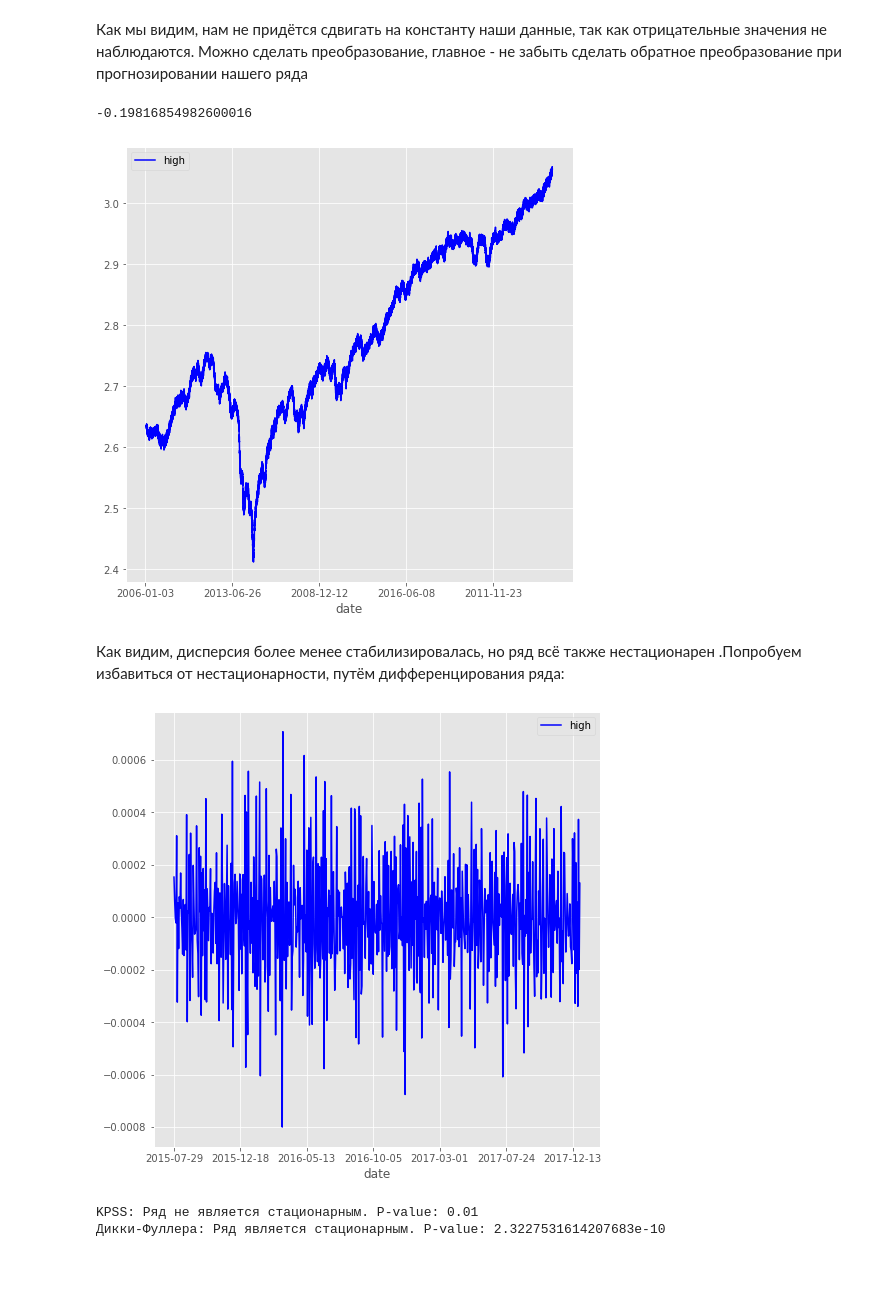
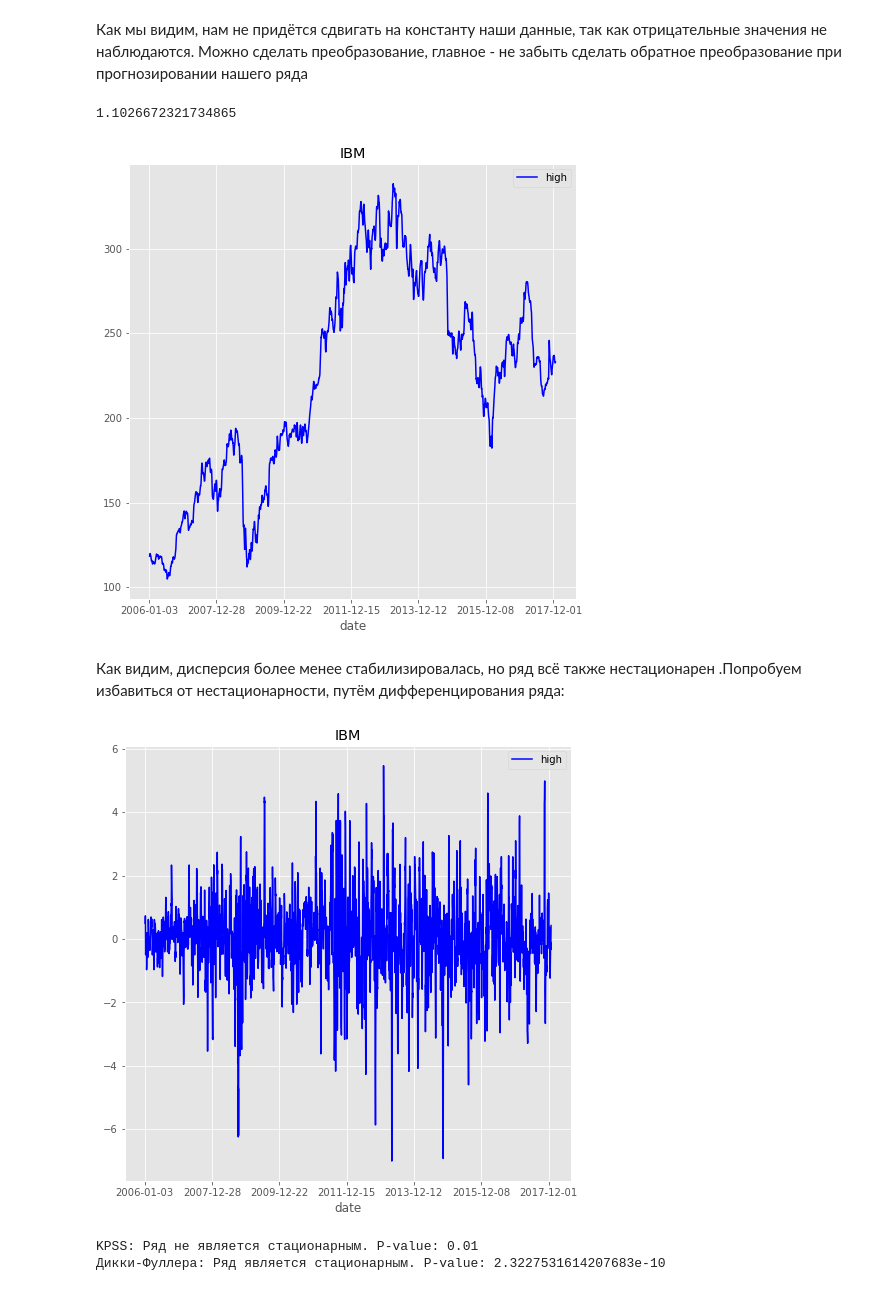
Before and after one commit to LuxAeterna311/DS-researches, a Jupyter notebook: Stocks analysis.ipynb, the cells around one changed output. Drawn from its saved outputs; the diff is of its cells as text; code cells hidden in the pictures.

```diff
--- a/Stocks analysis.ipynb
+++ b/Stocks analysis.ipynb
@@ -374,0 +371,4 @@ price_df["high"].rolling(300).mean().plot(color = "blue");
+# %%
+IBM_high = df["high"][df["name"] == "IBM"].copy()
+IBM_high.index = df["date"][df["name"] == "IBM"]
+IBM_high.rolling(10).mean().plot(color = "blue");
@@ -420,11 +423,11 @@ Name: high, dtype: float64
 Как мы видим, нам не придётся сдвигать на константу наши данные, так как отрицательные значения не наблюдаются. Можно сделать преобразование, главное - не забыть сделать обратное преобразование при прогнозировании нашего ряда
 # %%
 # Преобразование Бокса-Кокса
-transformed_high, lambda_const = stats.boxcox(price_df["high"])
-transformed_high = pd.DataFrame(transformed_high, index = df["date"], columns = ["high"])
+transformed_IBM, lambda_const = stats.boxcox(IBM_high)
+transformed_IBM = pd.DataFrame(transformed_IBM, index = IBM_high.index, columns = ["high"])
 # %%
-transformed_high.rolling(300).mean().plot(color = "blue")
+transformed_IBM.rolling(5).mean().plot(color = "blue", title = "IBM")
 lambda_const
 # %% [output]
--0.19816854982600016
+1.1026672321734865
-[figure, old version]
+[figure, new version]
@@ -431,7 +441,7 @@ lambda_const
 # %% [markdown]
 Как видим, дисперсия более менее стабилизировалась, но ряд всё также нестационарен .Попробуем избавиться от нестационарности, путём дифференцирования ряда:
 # %%
-transformed_high[90000:].diff(1).rolling(3000).mean().plot(color = "blue");
+transformed_IBM.diff(1).rolling(5).mean().plot(color = "blue", title = "IBM");
 # %% [output]
-[figure, old version]
+[figure, new version]
 # %%
```
Also changed, not shown: parts of 32 cells of this notebook.
